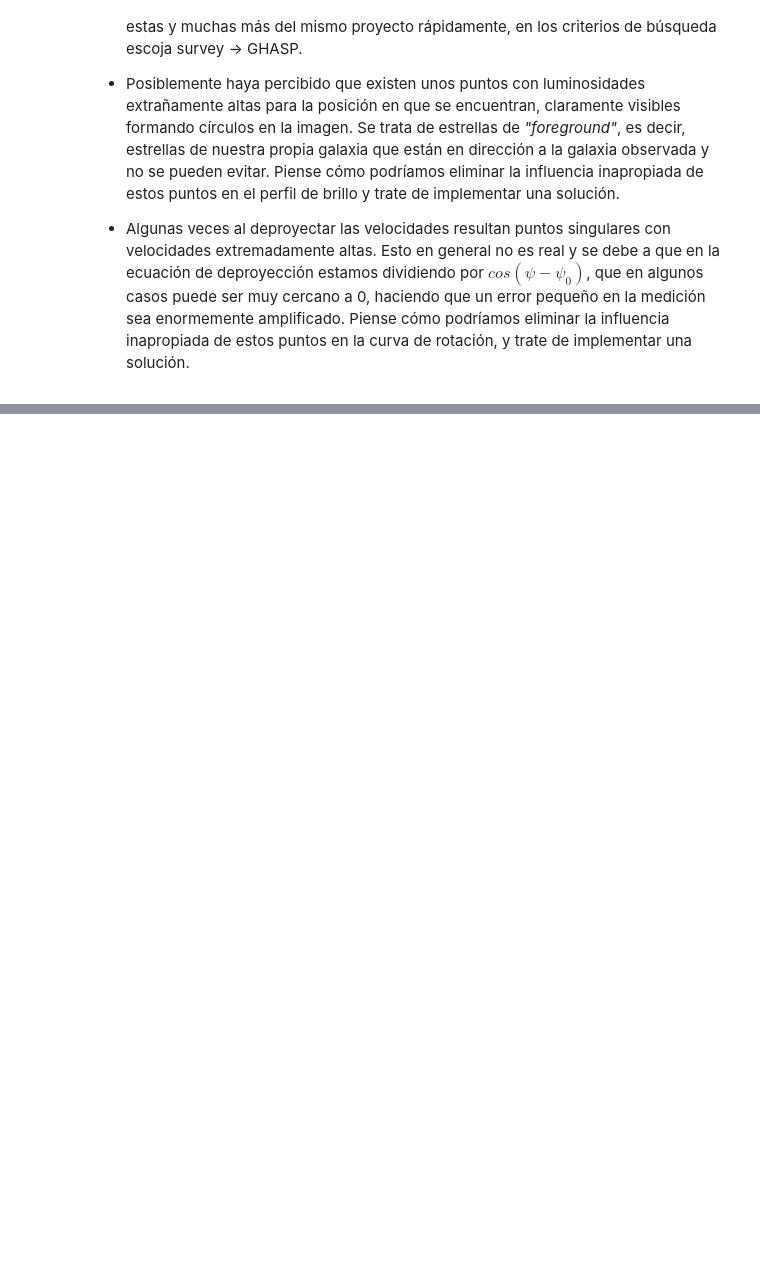
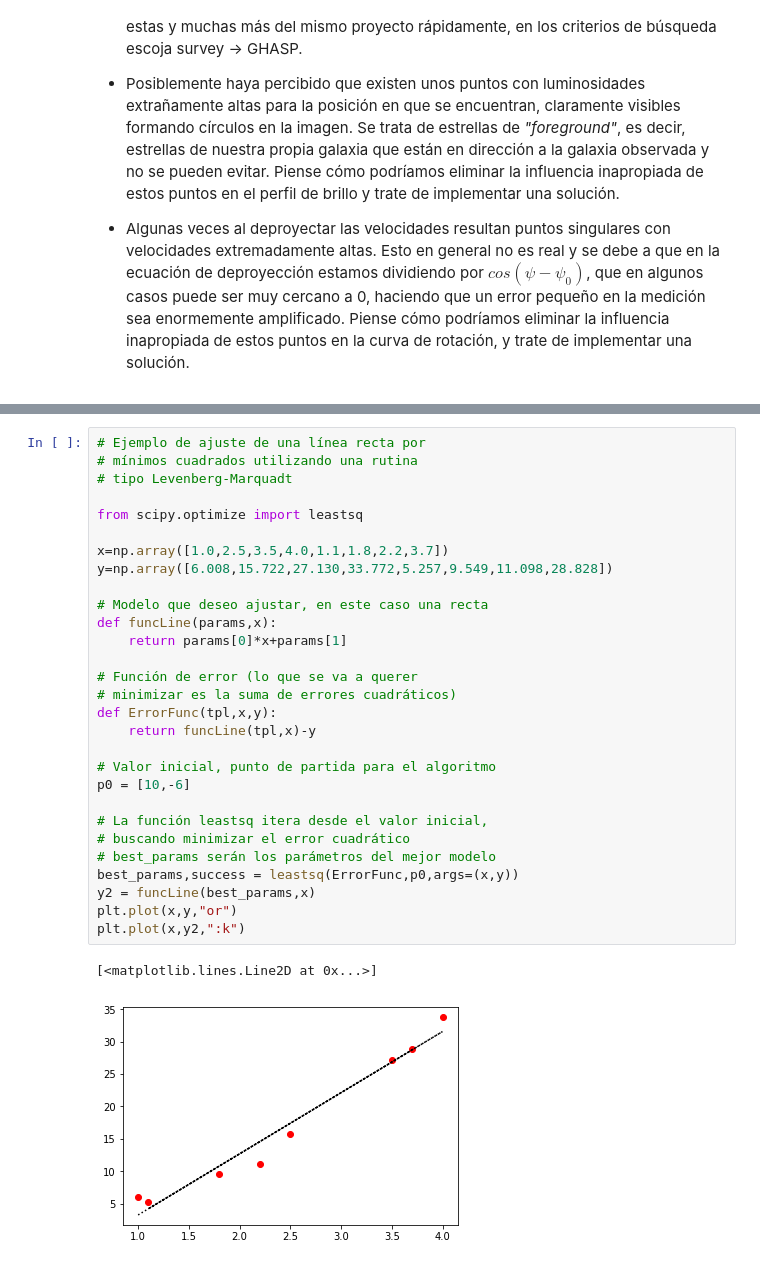
Before and after one commit to juan-pineda/Modelado_1_2019, a Jupyter notebook: Semana_2_3/Trabajo.ipynb, the cells around one changed output, grey strips where cells are left out. Saved outputs shown, nothing was run; the diff lists cells and outputs as text; blank space fills up the shorter version.

```diff
--- a/Semana_2_3/Trabajo.ipynb
+++ b/Semana_2_3/Trabajo.ipynb
@@ -142 +150,33 @@ scale_y = header["CDELT2"]
+# %%
+# Ejemplo de ajuste de una línea recta por
+# mínimos cuadrados utilizando una rutina
+# tipo Levenberg-Marquadt
+
+from scipy.optimize import leastsq
+
+x=np.array([1.0,2.5,3.5,4.0,1.1,1.8,2.2,3.7])
+y=np.array([6.008,15.722,27.130,33.772,5.257,9.549,11.098,28.828])
+
+# Modelo que deseo ajustar, en este caso una recta
+def funcLine(params,x):
+    return params[0]*x+params[1]
+
+# Función de error (lo que se va a querer
+# minimizar es la suma de errores cuadráticos)
+def ErrorFunc(tpl,x,y):
+    return funcLine(tpl,x)-y
+
+# Valor inicial, punto de partida para el algoritmo
+p0 = [10,-6]
+
+# La función leastsq itera desde el valor inicial,
+# buscando minimizar el error cuadrático
+# best_params serán los parámetros del mejor modelo
+best_params,success = leastsq(ErrorFunc,p0,args=(x,y))
+y2 = funcLine(best_params,x)
+plt.plot(x,y,"or")
+plt.plot(x,y2,":k")
+# %% [output]
+[<matplotlib.lines.Line2D at 0x...>]
+[figure, added]
 # %% [markdown]
```
Also changed, not shown: parts of 4 cells of this notebook, 2 other files.
